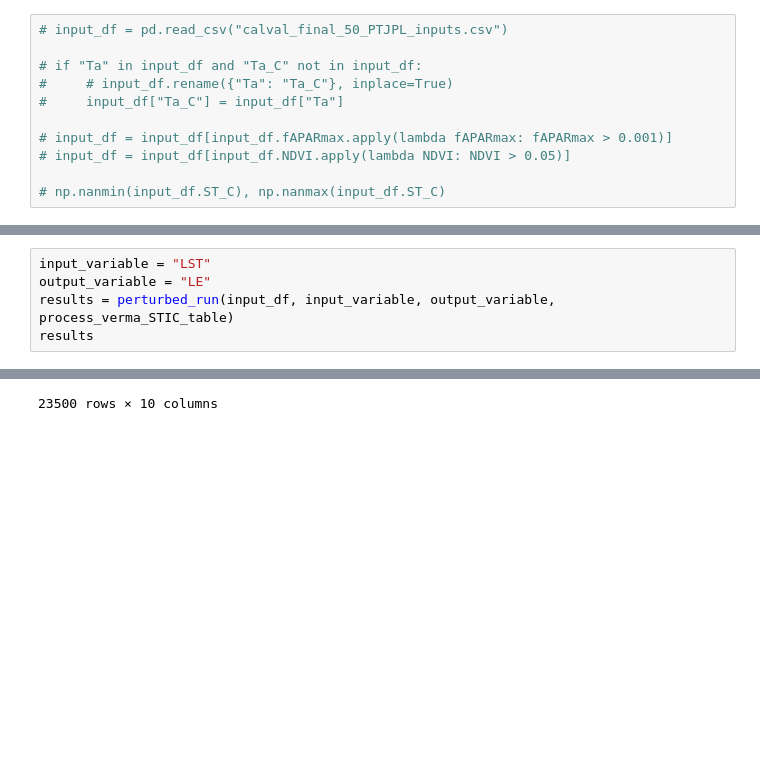
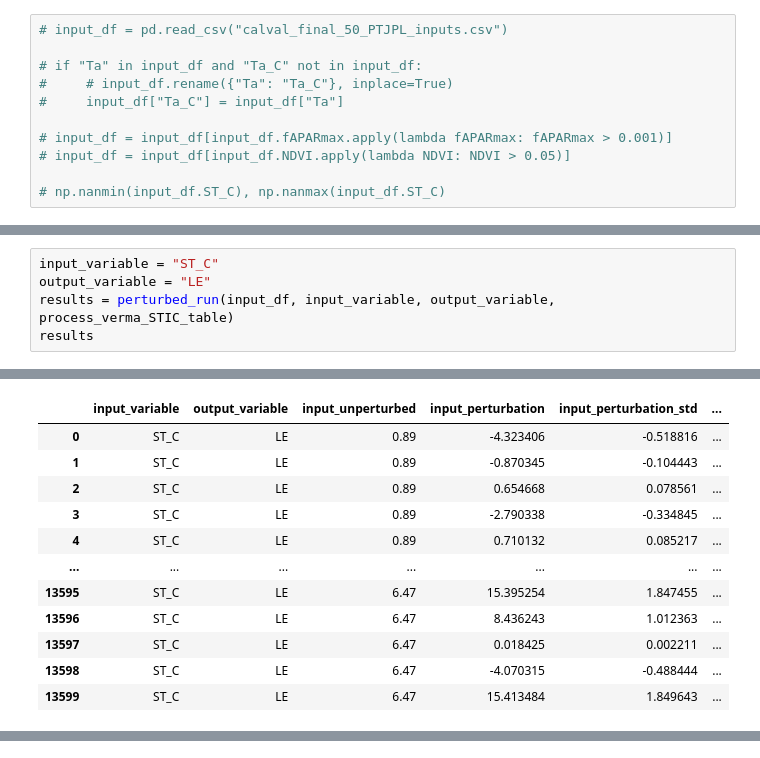
Before and after one commit to JPL-Evapotranspiration-Algorithms/ET-Sensitivity, a Jupyter notebook: STIC Sensitivity.ipynb, the cells around one changed output, grey strips where cells are left out. Drawn from its saved outputs; the diff is of its cells as text; blank space fills up the shorter version.

```diff
--- a/STIC Sensitivity.ipynb
+++ b/STIC Sensitivity.ipynb
@@ -122,5 +116,5 @@ plt.scatter(x=processed.NDVI, y=processed.LE)
 # %%
-input_variable = "LST"
+input_variable = "ST_C"
 output_variable = "LE"
 results = perturbed_run(input_df, input_variable, output_variable, process_verma_STIC_table)
 results
@@ -139,0 +139,12 @@ results
+|  | input_variable | output_variable | input_unperturbed | input_perturbation | input_perturbation_std | ... |
+| 0 | ST_C | LE | 0.89 | -4.323406 | -0.518816 | ... |
+| 1 | ST_C | LE | 0.89 | -0.870345 | -0.104443 | ... |
+| 2 | ST_C | LE | 0.89 | 0.654668 | 0.078561 | ... |
+| 3 | ST_C | LE | 0.89 | -2.790338 | -0.334845 | ... |
+| 4 | ST_C | LE | 0.89 | 0.710132 | 0.085217 | ... |
+| ... | ... | ... | ... | ... | ... | ... |
+| 13595 | ST_C | LE | 6.47 | 15.395254 | 1.847455 | ... |
+| 13596 | ST_C | LE | 6.47 | 8.436243 | 1.012363 | ... |
+| 13597 | ST_C | LE | 6.47 | 0.018425 | 0.002211 | ... |
+| 13598 | ST_C | LE | 6.47 | -4.070315 | -0.488444 | ... |
+| 13599 | ST_C | LE | 6.47 | 15.413484 | 1.849643 | ... |
@@ -164 +151,0 @@ results
-23500 rows × 10 columns
```
Also changed, not shown: parts of 14 cells of this notebook, 4 other files.
